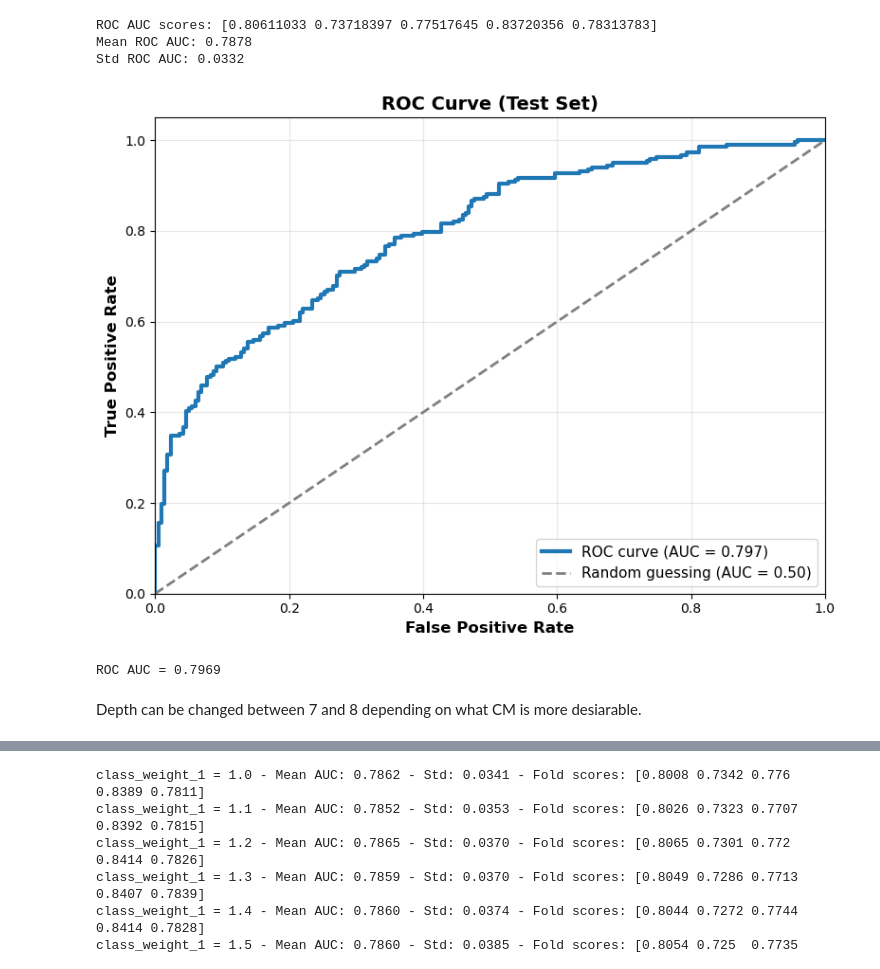
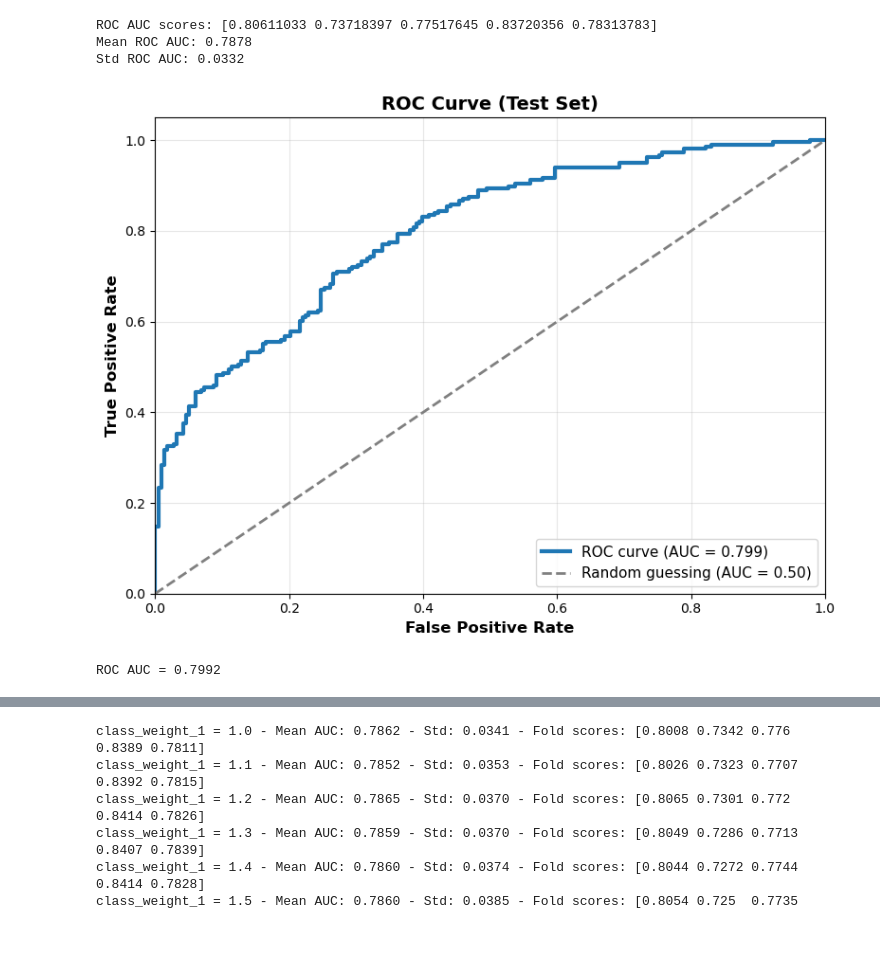
Before and after one commit to FrejaITU/2026_PDS_Whales_Also_Have_Skin_Lesions, a Jupyter notebook: src/Old Model Evaluation/random_forest.ipynb, the cells around one changed output, grey strips where cells are left out. Cells and saved outputs as stored; diff of their text form; code cells hidden in the pictures; blank space fills up the shorter version.

```diff
--- a/src/Old Model Evaluation/random_forest.ipynb
+++ b/src/Old Model Evaluation/random_forest.ipynb
@@ -263,35 +263,33 @@ Std ROC AUC: 0.0332
 model = RandomForestClassifier(
     n_estimators=300,
     max_depth=8,
     random_state=42,
-    class_weight="balanced"
+    class_weight={0: 1, 1: 2}
 )
 
 model.fit(X_train, y_train)
 
 y_proba = model.predict_proba(X_test)[:, 1]
 fpr, tpr, thresholds = roc_curve(y_test, y_proba)
 roc_auc_value = auc(fpr, tpr)
 
 plt.figure(figsize=(8, 6))
 plt.plot(fpr, tpr, color='#1f77b4', linewidth=3,
          label=f'ROC curve (AUC = {roc_auc_value:.3f})')
 plt.plot([0, 1], [0, 1], color='gray', linestyle='--', linewidth=2,
          label='Random guessing (AUC = 0.50)')
 
 plt.xlabel('False Positive Rate', fontsize=12, fontweight='bold')
 plt.ylabel('True Positive Rate', fontsize=12, fontweight='bold')
 plt.title('ROC Curve (Test Set)', fontsize=14, fontweight='bold')
 plt.legend(loc='lower right', fontsize=11)
 plt.grid(alpha=0.3)
 plt.xlim([0.0, 1.0])
 plt.ylim([0.0, 1.05])
 plt.tight_layout()
 plt.show()
 
 print(f'ROC AUC = {roc_auc_value:.4f}')
 # %% [output]
-[figure, old version]
+[figure, new version]
-ROC AUC = 0.7969
+ROC AUC = 0.7992
-# %% [markdown]
-Depth can be changed between 7 and 8 depending on what CM is more desiarable.
```
Also changed, not shown: parts of 2 cells of this notebook.
